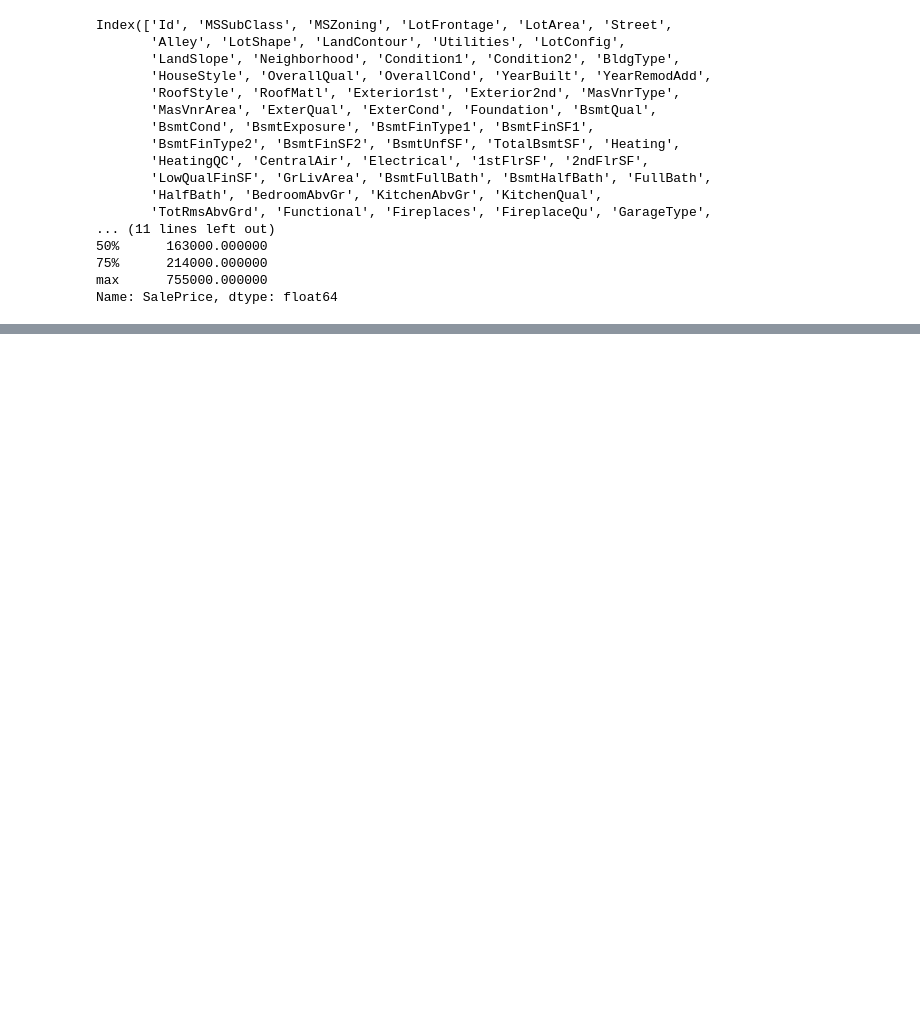
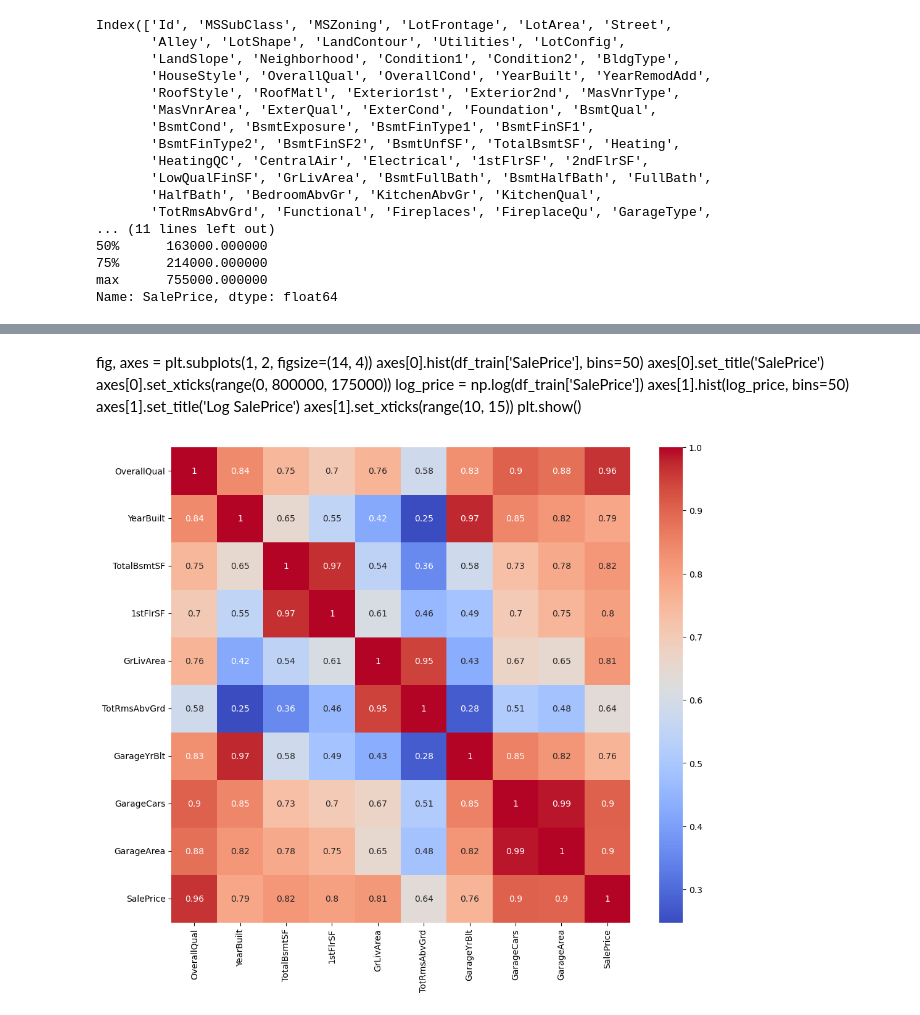
Before and after one commit to martil2105/housepy, a Jupyter notebook: housejup.ipynb, the cells around one changed output, grey strips where cells are left out. Drawn from its saved outputs; the diff is of its cells as text; code cells hidden in the pictures; blank space fills up the shorter version.

```diff
--- a/housejup.ipynb
+++ b/housejup.ipynb
@@ -52,0 +58,23 @@ plt.show()
+# %% [markdown]
+fig, axes = plt.subplots(1, 2, figsize=(14, 4))
+axes[0].hist(df_train['SalePrice'], bins=50)
+axes[0].set_title('SalePrice')
+axes[0].set_xticks(range(0, 800000, 175000))
+log_price = np.log(df_train['SalePrice'])
+axes[1].hist(log_price, bins=50)
+axes[1].set_title('Log SalePrice')
+axes[1].set_xticks(range(10, 15))
+plt.show()
+# %%
+corr_matrix = df_train.corr()
+threshold = 0.7
+mask = np.eye(corr_matrix.shape[0], dtype=bool)
+max_corr = corr_matrix.where(~mask).abs().max()
+valid_col = max_corr > threshold
+filtered_df = corr_matrix.loc[:, valid_col]
+filtered_corr = filtered_df.corr()
+plt.figure(figsize=(12, 10))
+sns.heatmap(filtered_corr, annot=True, cmap='coolwarm')
+plt.show()
+# %% [output]
+[figure, added]
```
Also changed, not shown: parts of 8 cells of this notebook.
